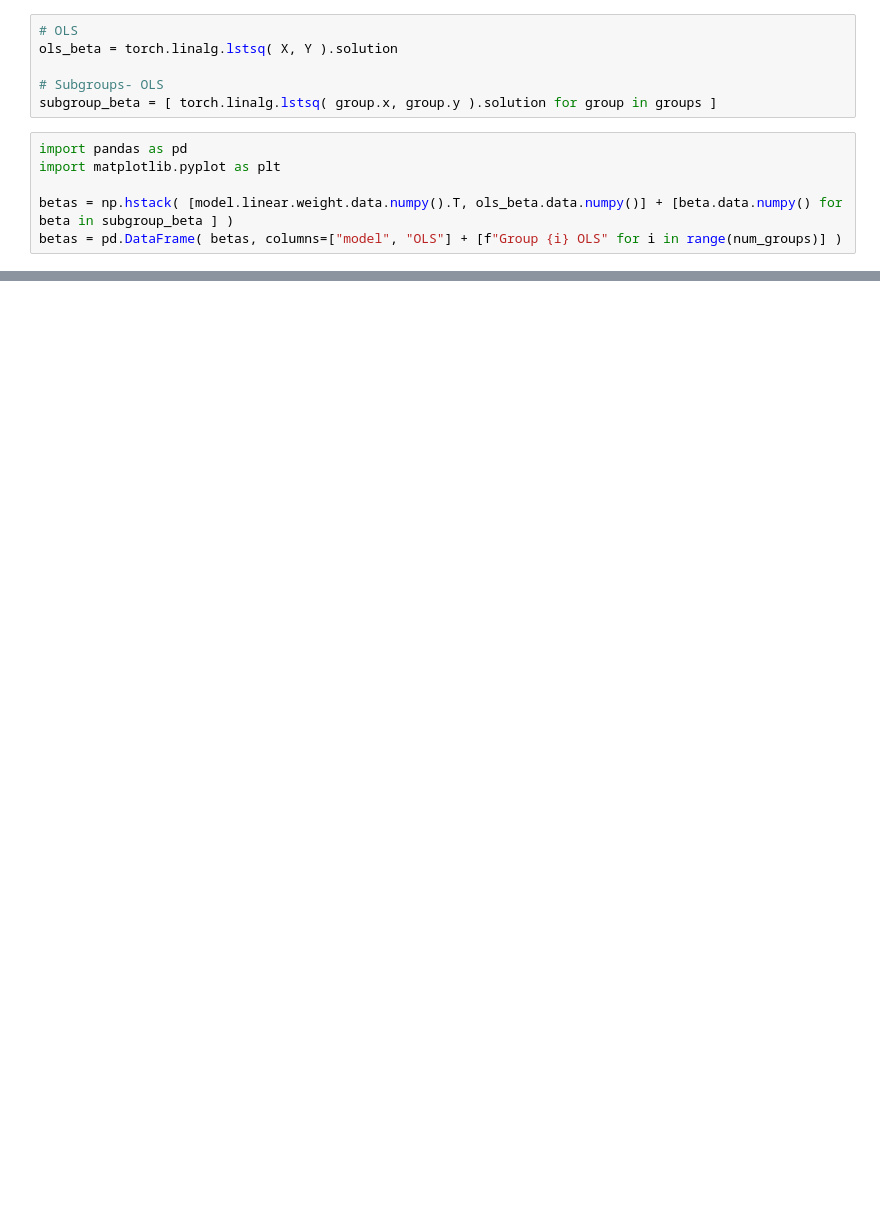
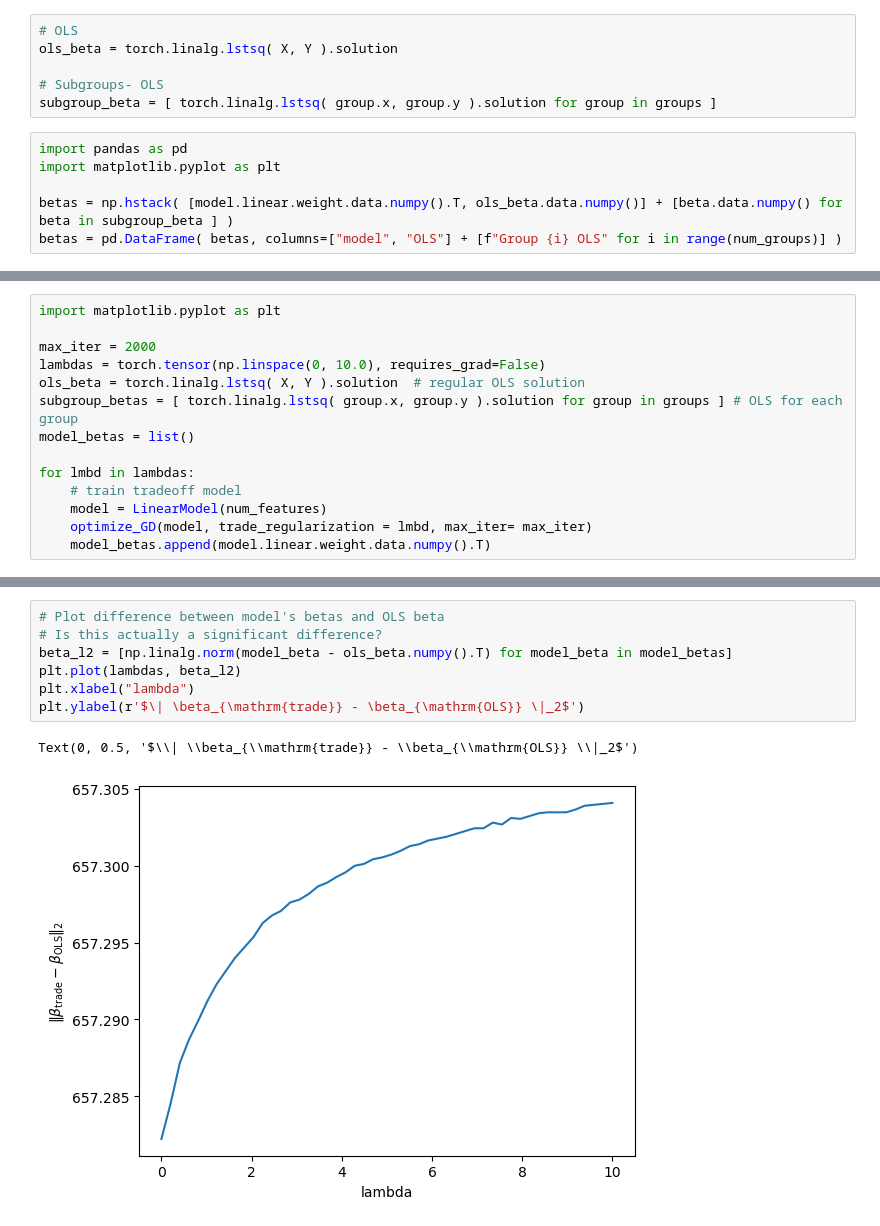
Before and after one commit to essdeee/overparam_dro, a Jupyter notebook: main.ipynb, the cells around one changed output, grey strips where cells are left out. Cells and saved outputs as stored; diff of their text form; blank space fills up the shorter version.

Commit message:
some small modifications and varying lambda

```diff
--- a/main.ipynb
+++ b/main.ipynb
@@ -170,0 +181,14 @@ betas.corr()
+# %%
+import matplotlib.pyplot as plt
+
+max_iter = 2000
+lambdas = torch.tensor(np.linspace(0, 10.0), requires_grad=False)
+ols_beta = torch.linalg.lstsq( X, Y ).solution  # regular OLS solution
+subgroup_betas = [ torch.linalg.lstsq( group.x, group.y ).solution for group in groups ] # OLS for each group
+model_betas = list()
+
+for lmbd in lambdas:
+    # train tradeoff model
+    model = LinearModel(num_features)
+    optimize_GD(model, trade_regularization = lmbd, max_iter= max_iter)
+    model_betas.append(model.linear.weight.data.numpy().T)
@@ -170,0 +213,10 @@ betas.corr()
+# %%
+# Plot difference between model's betas and OLS beta
+# Is this actually a significant difference?
+beta_l2 = [np.linalg.norm(model_beta - ols_beta.numpy().T) for model_beta in model_betas]
+plt.plot(lambdas, beta_l2)
+plt.xlabel("lambda")
+plt.ylabel(r'$\| \beta_{\mathrm{trade}} - \beta_{\mathrm{OLS}} \|_2$')
+# %% [output]
+Text(0, 0.5, '$\\| \\beta_{\\mathrm{trade}} - \\beta_{\\mathrm{OLS}} \\|_2$')
+[figure, added]
```
Also changed, not shown: parts of 10 cells of this notebook.
